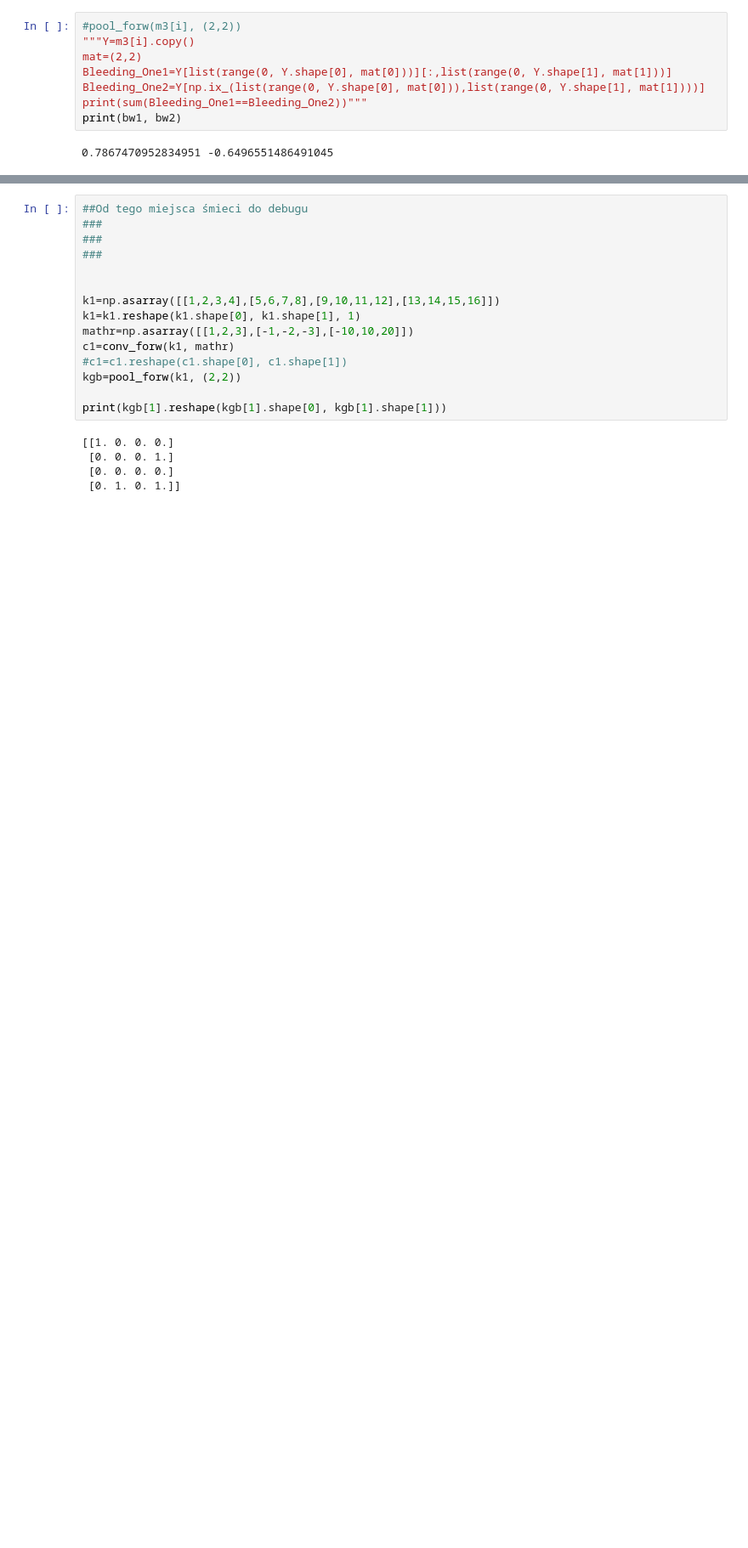
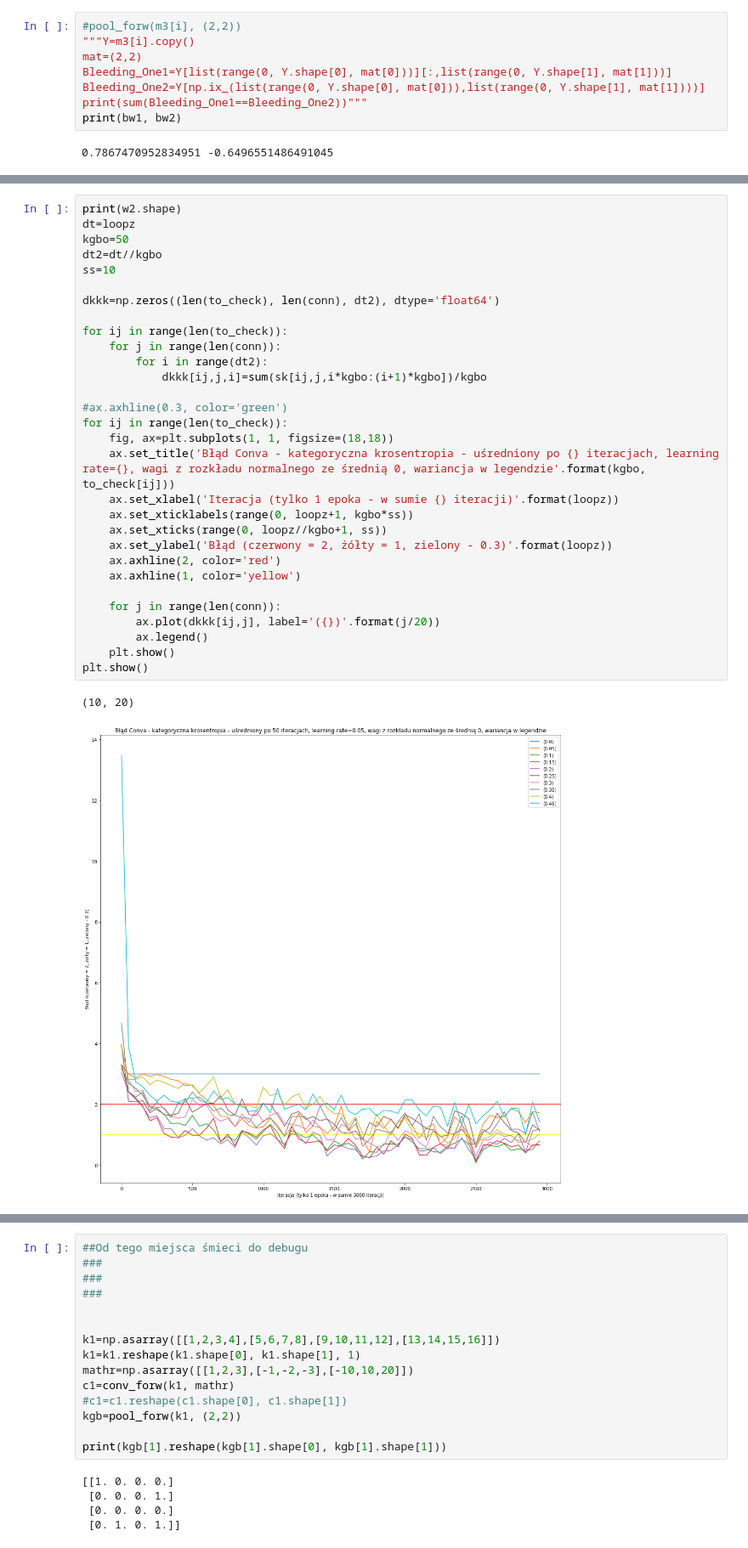
Before and after one commit to JonothorDarry/MaszynLyrn, a Jupyter notebook: Conv NN.ipynb, the cells around one changed output, grey strips where cells are left out. Shown at 85% size. Saved outputs shown, nothing was run; the diff lists cells and outputs as text; blank space fills up the shorter version.

```diff
--- a/Conv NN.ipynb
+++ b/Conv NN.ipynb
@@ -422,0 +548,33 @@ plt.show()
+# %%
+print(w2.shape)
+dt=loopz
+kgbo=50
+dt2=dt//kgbo
+ss=10
+
+dkkk=np.zeros((len(to_check), len(conn), dt2), dtype='float64')
+
+for ij in range(len(to_check)):
+    for j in range(len(conn)):
+        for i in range(dt2):
+            dkkk[ij,j,i]=sum(sk[ij,j,i*kgbo:(i+1)*kgbo])/kgbo
+
+#ax.axhline(0.3, color='green')
+for ij in range(len(to_check)):
+    fig, ax=plt.subplots(1, 1, figsize=(18,18))
+    ax.set_title('Błąd Conva - kategoryczna krosentropia - uśredniony po {} iteracjach, learning rate={}, wagi z rozkładu normalnego ze średnią 0, wariancja w legendzie'.format(kgbo, to_check[ij]))
+    ax.set_xlabel('Iteracja (tylko 1 epoka - w sumie {} iteracji)'.format(loopz))
+    ax.set_xticklabels(range(0, loopz+1, kgbo*ss))
+    ax.set_xticks(range(0, loopz//kgbo+1, ss))
+    ax.set_ylabel('Błąd (czerwony = 2, żółty = 1, zielony - 0.3)'.format(loopz))
+    ax.axhline(2, color='red')
+    ax.axhline(1, color='yellow')
+
+    for j in range(len(conn)):
+        ax.plot(dkkk[ij,j], label='({})'.format(j/20))
+        ax.legend()
+    plt.show()
+plt.show()
+# %% [output]
+(10, 20)
+[figure, added]
```
Also changed, not shown: parts of 7 cells of this notebook.
